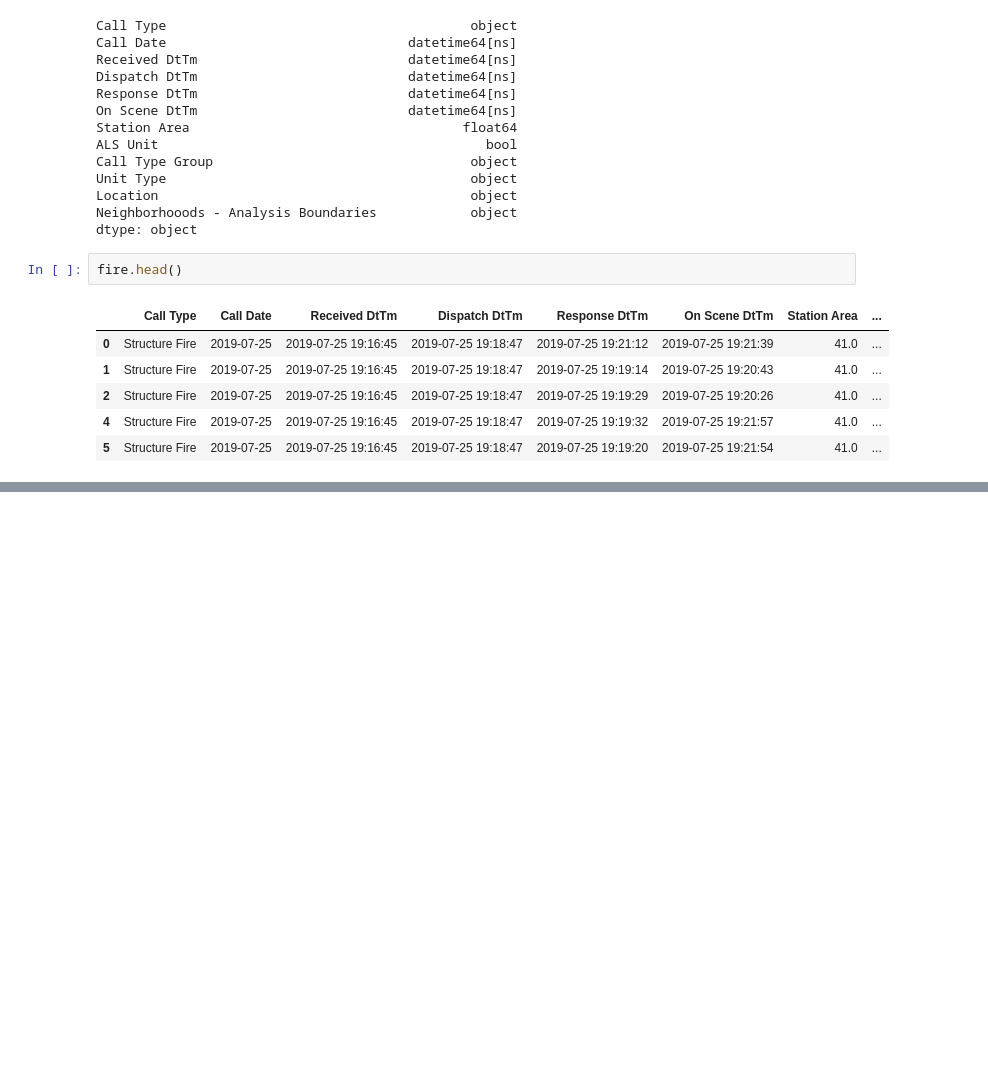
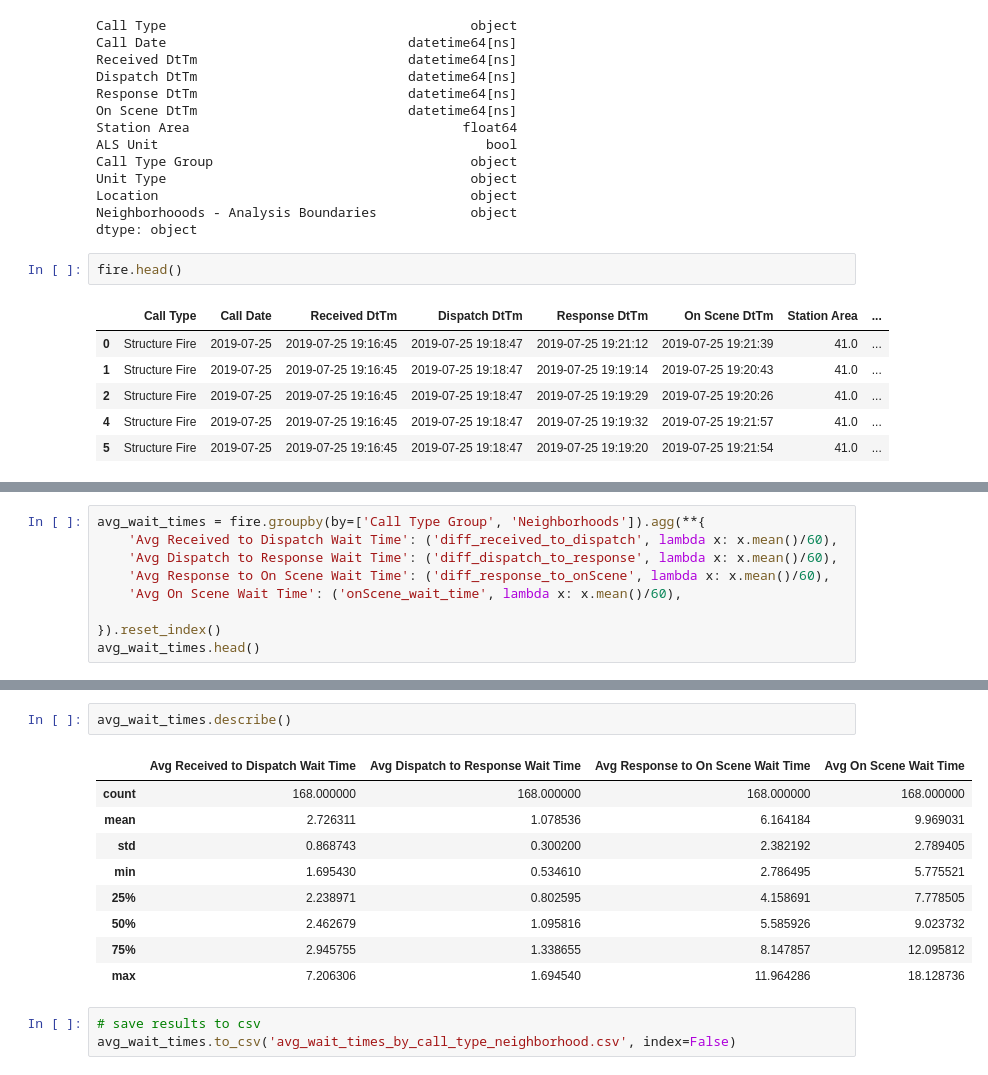
Before and after one commit to usf-cs360-spring2020/midterm-persimmon, a Jupyter notebook: data_wrangling_kai.ipynb, the cells around one changed output, grey strips where cells are left out. Cells and saved outputs as stored; diff of their text form; blank space fills up the shorter version.

```diff
--- a/data_wrangling_kai.ipynb
+++ b/data_wrangling_kai.ipynb
@@ -177,0 +202,9 @@ memory usage: 35.2+ MB
+# %%
+avg_wait_times = fire.groupby(by=['Call Type Group', 'Neighborhoods']).agg(**{
+    'Avg Received to Dispatch Wait Time': ('diff_received_to_dispatch', lambda x: x.mean()/60),
+    'Avg Dispatch to Response Wait Time': ('diff_dispatch_to_response', lambda x: x.mean()/60),
+    'Avg Response to On Scene Wait Time': ('diff_response_to_onScene', lambda x: x.mean()/60),
+    'Avg On Scene Wait Time': ('onScene_wait_time', lambda x: x.mean()/60),
+
+}).reset_index()
+avg_wait_times.head()
@@ -177,0 +218,15 @@ memory usage: 35.2+ MB
+# %%
+avg_wait_times.describe()
+# %% [output]
+|  | Avg Received to Dispatch Wait Time | Avg Dispatch to Response Wait Time | Avg Response to On Scene Wait Time | Avg On Scene Wait Time |
+| count | 168.000000 | 168.000000 | 168.000000 | 168.000000 |
+| mean | 2.726311 | 1.078536 | 6.164184 | 9.969031 |
+| std | 0.868743 | 0.300200 | 2.382192 | 2.789405 |
+| min | 1.695430 | 0.534610 | 2.786495 | 5.775521 |
+| 25% | 2.238971 | 0.802595 | 4.158691 | 7.778505 |
+| 50% | 2.462679 | 1.095816 | 5.585926 | 9.023732 |
+| 75% | 2.945755 | 1.338655 | 8.147857 | 12.095812 |
+| max | 7.206306 | 1.694540 | 11.964286 | 18.128736 |
+# %%
+# save results to csv
+avg_wait_times.to_csv('avg_wait_times_by_call_type_neighborhood.csv', index=False)
```
Also changed, not shown: parts of 12 cells of this notebook, 10 other files.
